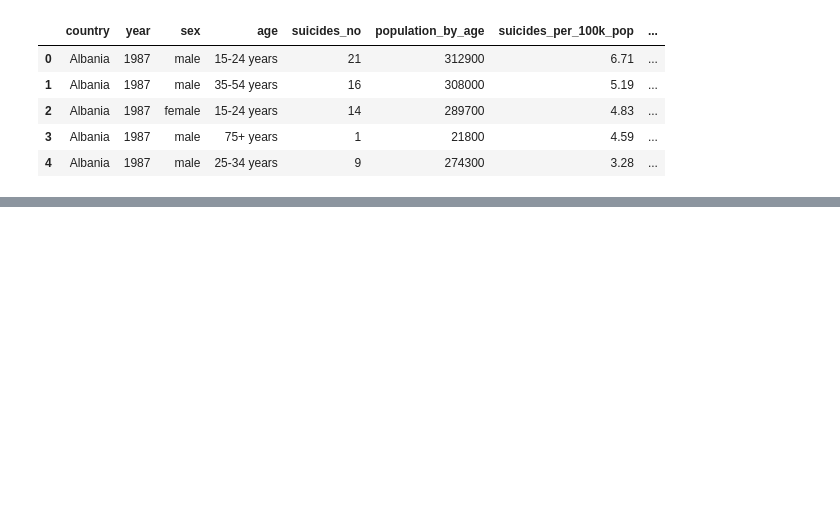
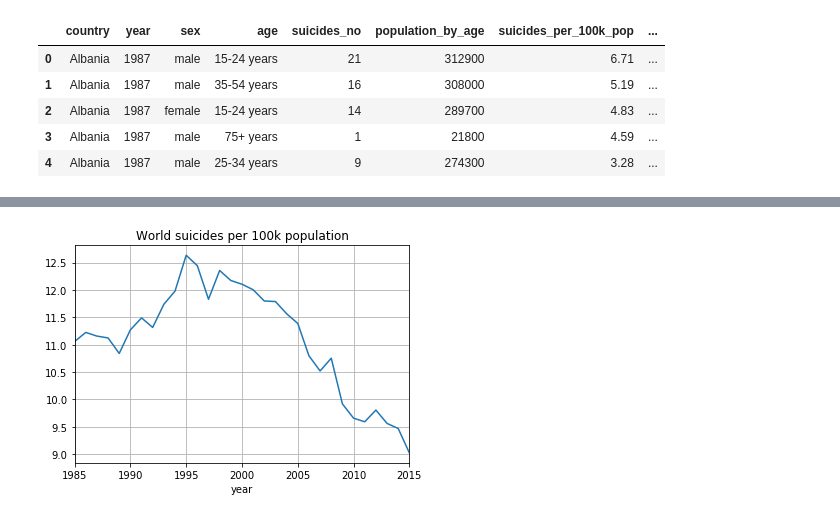
Before and after one commit to MiguelArieiro/WorldSuicideRatesAnalysis, a Jupyter notebook: sgd3.ipynb, the cells around one changed output, grey strips where cells are left out. Saved outputs shown, nothing was run; the diff lists cells and outputs as text; code cells hidden in the pictures; blank space fills up the shorter version.

```diff
--- a/sgd3.ipynb
+++ b/sgd3.ipynb
@@ -131,0 +124,6 @@ suicidesByGenre
+# %%
+suicidesPerYearPer100k = suicides.groupby(['year']).agg({'suicides_no': 'sum', 'population_by_age':'sum'})
+suicidesPerYearPer100k = suicidesPerYearPer100k.rename(columns = {'population_by_age': 'total_population'})
+suicidesPerYearPer100k ['suicides_per_100k_pop'] = suicidesPerYearPer100k['suicides_no']/suicidesPerYearPer100k['total_population']*100000
+suicidesPerYearPer100k = suicidesPerYearPer100k.reset_index()
+suicidesPerYearPer100k.head()
@@ -131,0 +137,9 @@ suicidesByGenre
+# %%
+#suicidesByGenre=suicides.groupby(['country','sex']).agg({'suicides_per_100k_pop': 'sum'})
+#suicidesByGenre
+suicidesPerYearPer100k.plot(x='year', y='suicides_per_100k_pop', legend=False)
+plt.grid()
+plt.title('World suicides per 100k population')
+plt.savefig("plots\world_suicide_rate.png")
+# %% [output]
+[figure, added]
```
Also changed, not shown: parts of 15 cells of this notebook, 6 other files.
